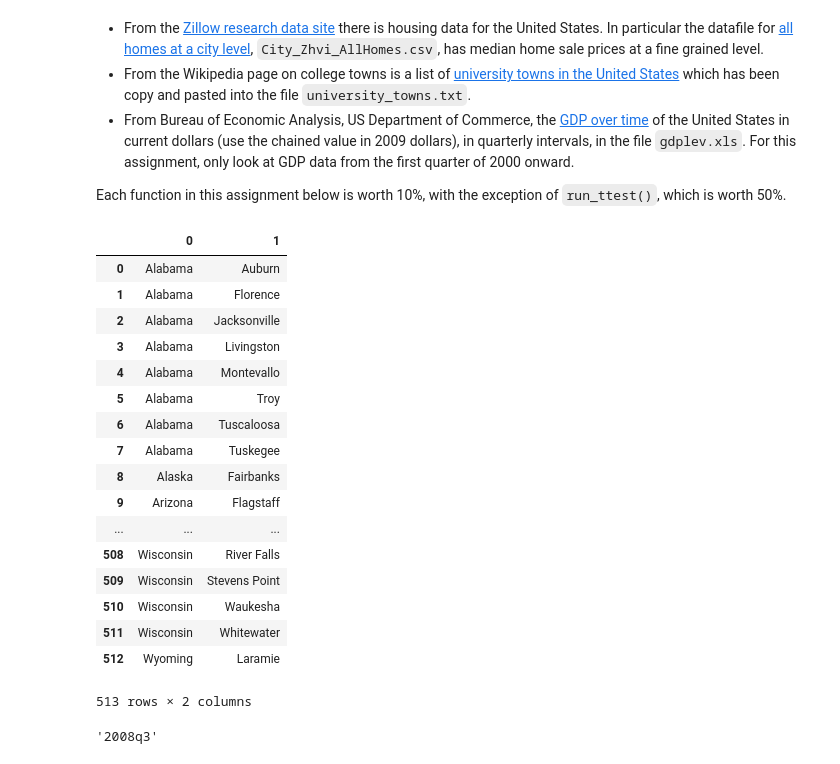
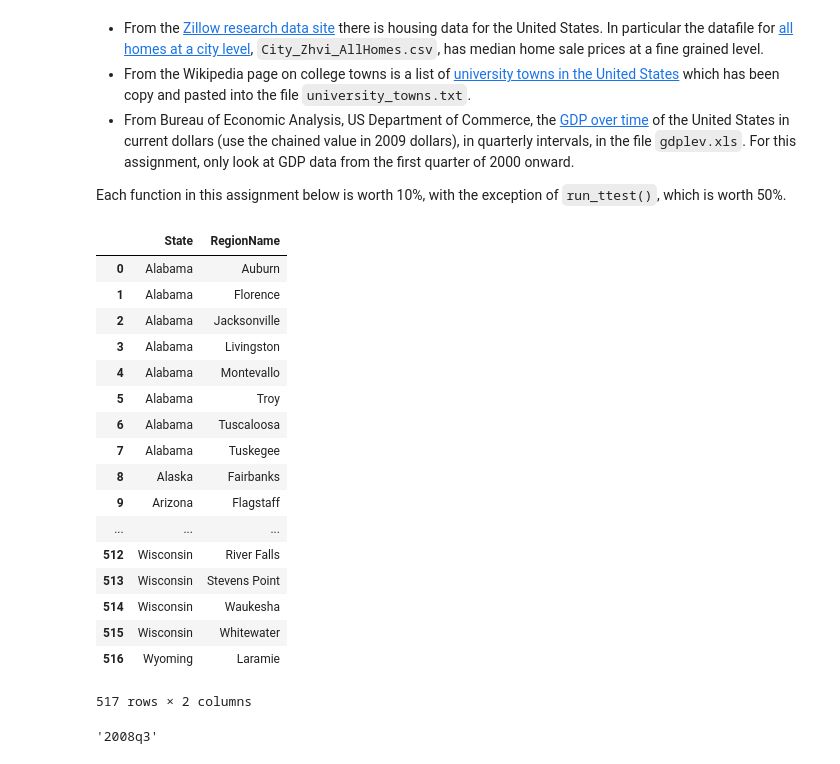
Before and after one commit to just-shish/Introduction-to-Data-Science-in-Python, a Jupyter notebook: Assignment+4.ipynb, the cells around one changed output. Drawn from its saved outputs; the diff is of its cells as text; code cells hidden in the pictures.

```diff
--- a/Assignment+4.ipynb
+++ b/Assignment+4.ipynb
@@ -32,31 +33,34 @@ states = {'OH': 'Ohio', 'KY': 'Kentucky', 'AS': 'American Samoa', 'NV': 'Nevada'
 # %%
 
 import re
 def get_list_of_university_towns():
     '''Returns a DataFrame of towns and the states they are in from the
     university_towns.txt list. The format of the DataFrame should be:
     DataFrame( [ ["Michigan", "Ann Arbor"], ["Michigan", "Yipsilanti"] ],
     columns=["State", "RegionName"]  )
 
     The following cleaning needs to be done:
 
     1. For "State", removing characters from "[" to the end.
     2. For "RegionName", when applicable, removing every character from " (" to the end.
     3. Depending on how you read the data, you may need to remove newline character '\n'. '''
     data = []
     with open('university_towns.txt','r') as uniFile:
         for line in uniFile:
             info = line.replace('\n','')
             if '[edit]' in info:
                 state = info[:-6]
             elif '(' in info:
-                data.append([state,re.sub(r'[\(\[].*?[\)\]]','',info).rstrip()])
+                data.append([state,line[:line.index('(')-1]])
+            else:
+                data.append([state,info.rstrip()])
 
     df = pd.DataFrame(data)
+    df = df.rename(columns={0:'State',1:'RegionName'})
     return df
 get_list_of_university_towns()
 # %% [output]
-|  | 0 | 1 |
+|  | State | RegionName |
 | 0 | Alabama | Auburn |
 | 1 | Alabama | Florence |
 | 2 | Alabama | Jacksonville |
@@ -68,12 +72,12 @@ get_list_of_university_towns()
 | 8 | Alaska | Fairbanks |
 | 9 | Arizona | Flagstaff |
 | ... | ... | ... |
-| 508 | Wisconsin | River Falls |
-| 509 | Wisconsin | Stevens Point |
-| 510 | Wisconsin | Waukesha |
-| 511 | Wisconsin | Whitewater |
-| 512 | Wyoming | Laramie |
+| 512 | Wisconsin | River Falls |
+| 513 | Wisconsin | Stevens Point |
+| 514 | Wisconsin | Waukesha |
+| 515 | Wisconsin | Whitewater |
+| 516 | Wyoming | Laramie |
-513 rows × 2 columns
+517 rows × 2 columns
 # %%
 def get_recession_start():
     '''Returns the year and quarter of the recession start time as a
```
Also changed, not shown: parts of 3 cells of this notebook.
